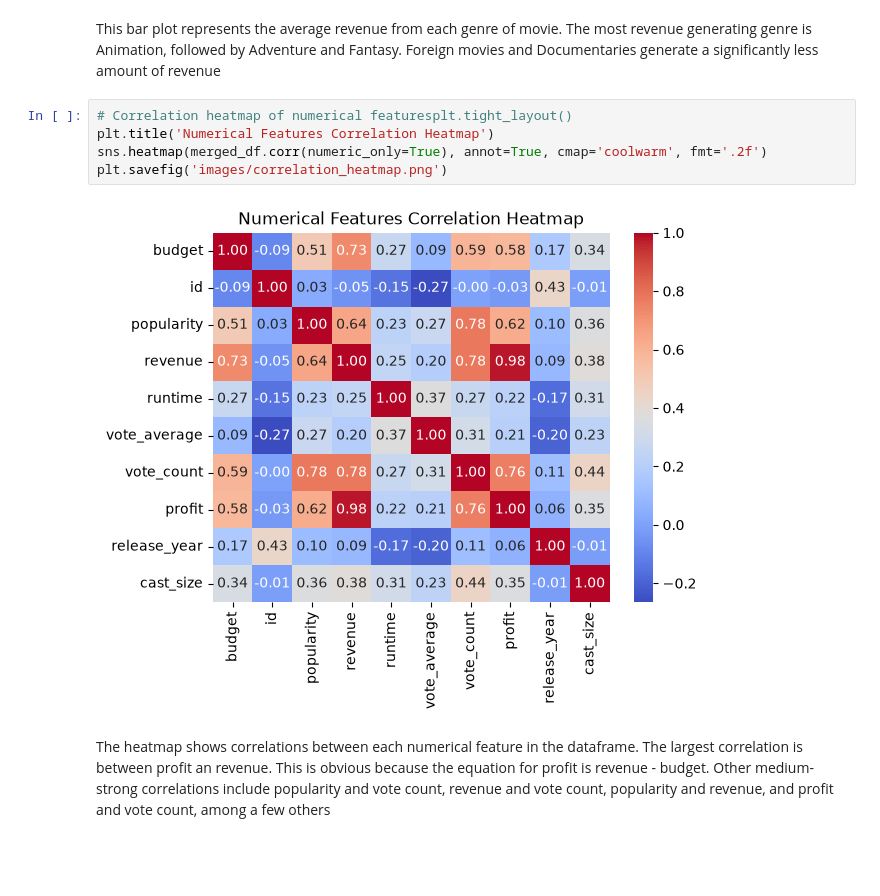
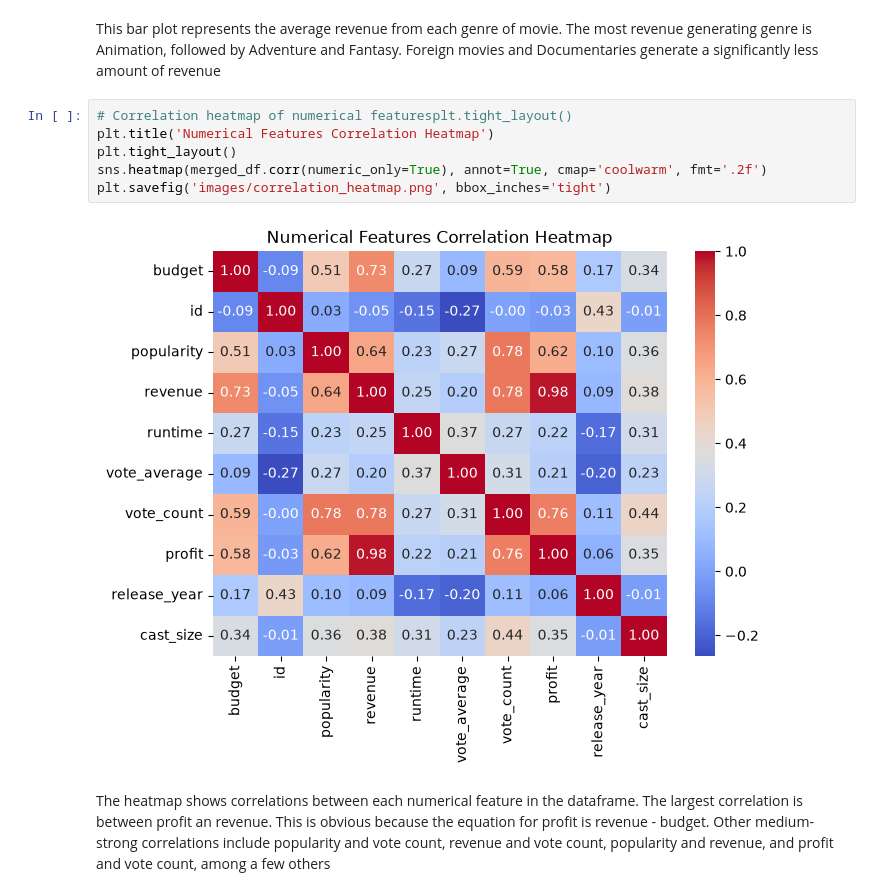
Before and after one commit to knicolosi313/CineML, a Jupyter notebook: stage_1.ipynb, the cells around one changed output. Drawn from its saved outputs; the diff is of its cells as text; blank space fills up the shorter version.

```diff
--- a/stage_1.ipynb
+++ b/stage_1.ipynb
@@ -232,10 +235,11 @@ This bar plot represents the average revenue from each genre of movie. The most
 # %%
 # Correlation heatmap of numerical featuresplt.tight_layout()
 plt.title('Numerical Features Correlation Heatmap')
+plt.tight_layout()
 sns.heatmap(merged_df.corr(numeric_only=True), annot=True, cmap='coolwarm', fmt='.2f')
-plt.savefig('images/correlation_heatmap.png')
+plt.savefig('images/correlation_heatmap.png', bbox_inches='tight')
 # %% [output]
-[figure, old version]
+[figure, new version]
 # %% [markdown]
 The heatmap shows correlations between each numerical feature in the dataframe. The largest correlation is between profit an revenue. This is obvious because the equation for profit is revenue - budget. Other medium-strong correlations include popularity and vote count, revenue and vote count, popularity and revenue, and profit and vote count, among a few others
 # %% [markdown]
```
Also changed, not shown: parts of 3 cells of this notebook, 8 other files.
